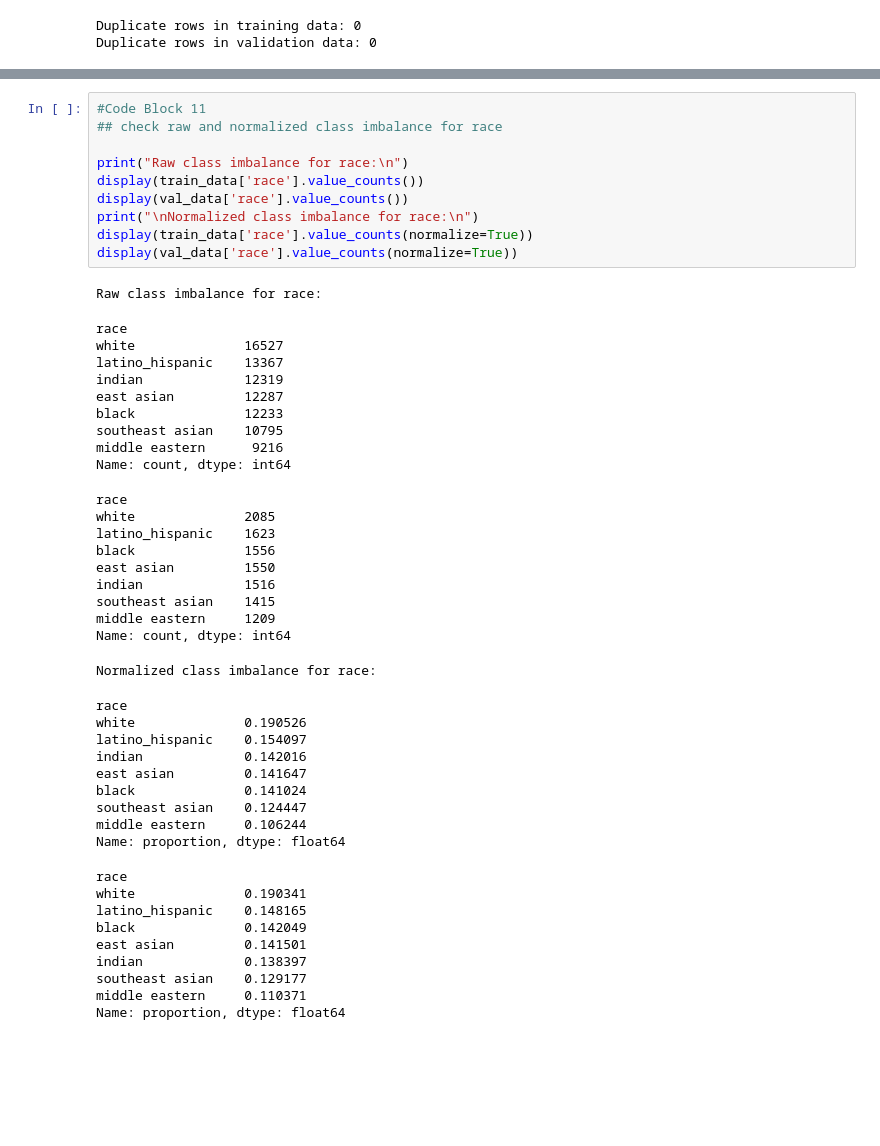
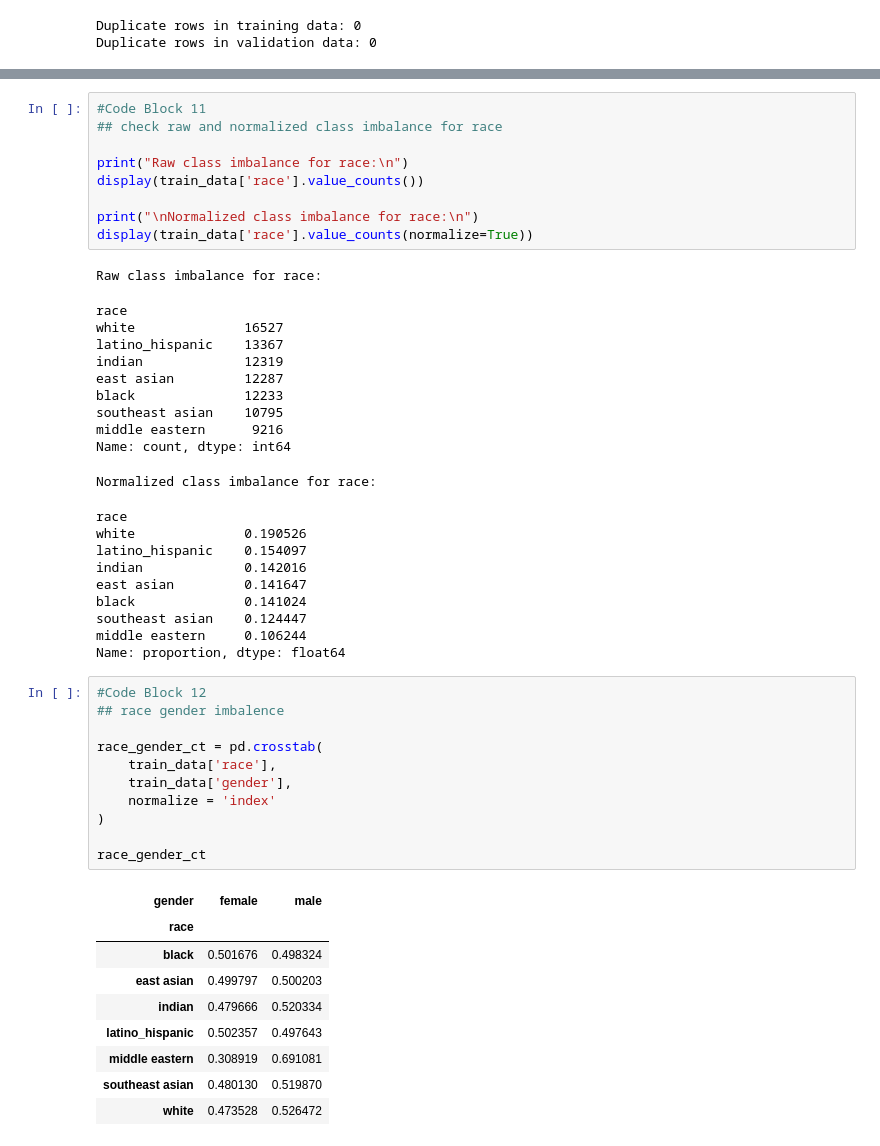
Before and after one commit to aidan-kleinman-2026/DATA6550-Bias, a Jupyter notebook: Code/Kleinman/Project1DataCleaning.ipynb, the cells around one changed output, grey strips where cells are left out. Drawn from its saved outputs; the diff is of its cells as text; blank space fills up the shorter version.

```diff
--- a/Code/Kleinman/Project1DataCleaning.ipynb
+++ b/Code/Kleinman/Project1DataCleaning.ipynb
@@ -227,10 +197,9 @@ Name: proportion, dtype: float64
 
 print("Raw class imbalance for race:\n")
 display(train_data['race'].value_counts())
-display(val_data['race'].value_counts())
+
 print("\nNormalized class imbalance for race:\n")
 display(train_data['race'].value_counts(normalize=True))
-display(val_data['race'].value_counts(normalize=True))
 # %% [output]
 Raw class imbalance for race:
 race
@@ -242,31 +211,34 @@ black              12233
 southeast asian    10795
 middle eastern      9216
 Name: count, dtype: int64
-race
-white              2085
-latino_hispanic    1623
-black              1556
-east asian         1550
-indian             1516
-southeast asian    1415
-middle eastern     1209
-Name: count, dtype: int64
+Normalized class imbalance for race:
-Normalized class imbalance for race:
+race
+white              0.190526
+latino_hispanic    0.154097
+indian             0.142016
+east asian         0.141647
+black              0.141024
+southeast asian    0.124447
+middle eastern     0.106244
+Name: proportion, dtype: float64
-race
-white              0.190526
-latino_hispanic    0.154097
-indian             0.142016
-east asian         0.141647
-black              0.141024
-southeast asian    0.124447
-middle eastern     0.106244
-Name: proportion, dtype: float64
-race
-white              0.190341
-latino_hispanic    0.148165
-black              0.142049
-east asian         0.141501
-indian             0.138397
-southeast asian    0.129177
-middle eastern     0.110371
-Name: proportion, dtype: float64
+# %%
+#Code Block 12
+## race gender imbalence
+
+race_gender_ct = pd.crosstab(
+    train_data['race'],
+    train_data['gender'],
+    normalize = 'index'
+)
+
+race_gender_ct
+# %% [output]
+| gender | female | male |
+| race |  |  |
+| black | 0.501676 | 0.498324 |
+| east asian | 0.499797 | 0.500203 |
+| indian | 0.479666 | 0.520334 |
+| latino_hispanic | 0.502357 | 0.497643 |
+| middle eastern | 0.308919 | 0.691081 |
+| southeast asian | 0.480130 | 0.519870 |
+| white | 0.473528 | 0.526472 |
```
Also changed, not shown: parts of 6 cells of this notebook.
